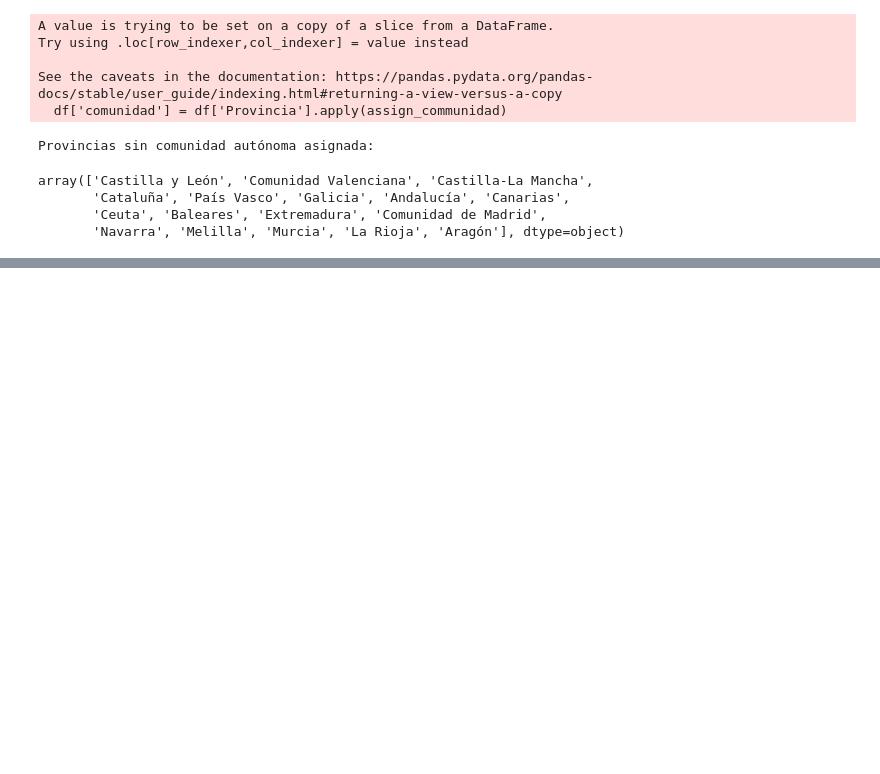
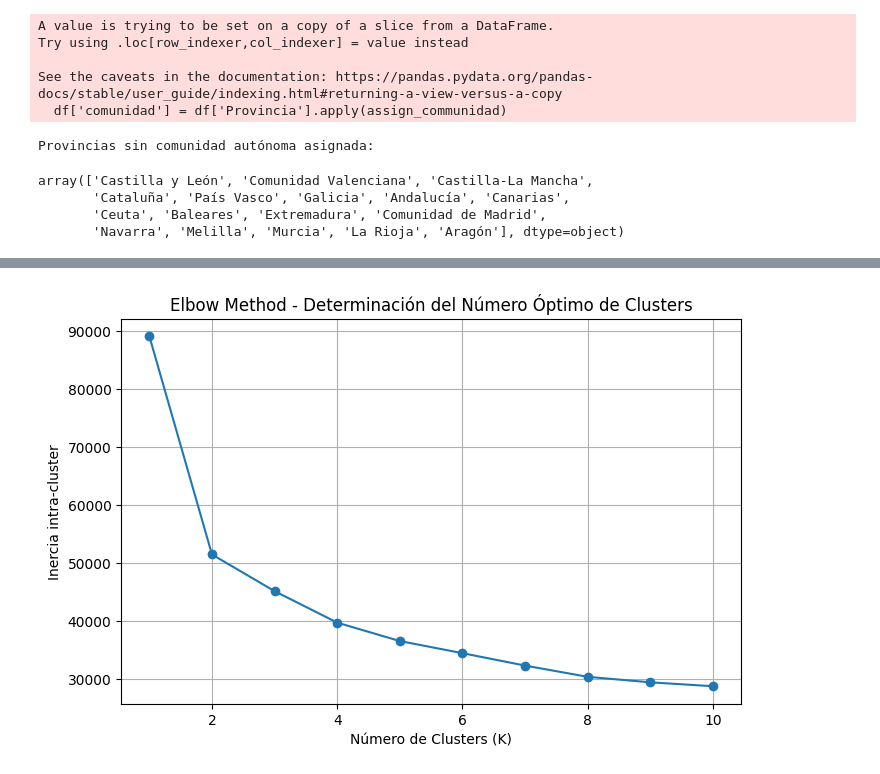
Before and after one commit to Jacobo24/Gestion_2, a Jupyter notebook: importacion.ipynb, the cells around one changed output, grey strips where cells are left out. Cells and saved outputs as stored; diff of their text form; code cells hidden in the pictures; blank space fills up the shorter version.

```diff
--- a/importacion.ipynb
+++ b/importacion.ipynb
@@ -228,15 +241,0 @@ df.drop('Provincia', axis=1, inplace=True)
-# %%
-# Lista de columnas que corresponden a las comunidades
-community_columns = [
-    'Andalucía', 'Aragón', 'Castilla-La Mancha', 'Castilla y León',
-    'Cataluña', 'Extremadura', 'Galicia', 'Comunidad Valenciana',
-    'Comunidad de Madrid', 'Navarra', 'País Vasco', 'Baleares',
-    'Canarias', 'Murcia', 'La Rioja', 'Ceuta', 'Melilla'
-]
-
-# Convertir las columnas booleanas a enteros (True->1, False->0)
-df[community_columns] = df[community_columns].astype(int)
-
-# Mostrar las primeras filas para verificar la conversión
-
-df
@@ -324,0 +404,20 @@ print(df[ordinal_cols].head())
+# %%
+# Evaluación de la inercia para distintos valores de K.
+inertia = []
+K = range(1, 11)
+
+for k in K:
+    kmeans = KMeans(n_clusters=k, random_state=42)
+    kmeans.fit(X_pca)
+    inertia.append(kmeans.inertia_)
+
+# Gráfico del método del codo
+plt.figure(figsize=(8, 5))
+plt.plot(K, inertia, marker='o')
+plt.title('Elbow Method - Determinación del Número Óptimo de Clusters')
+plt.xlabel('Número de Clusters (K)')
+plt.ylabel('Inercia intra-cluster')
+plt.grid()
+plt.show()
+# %% [output]
+[figure, added]
```
Also changed, not shown: parts of 21 cells of this notebook.
